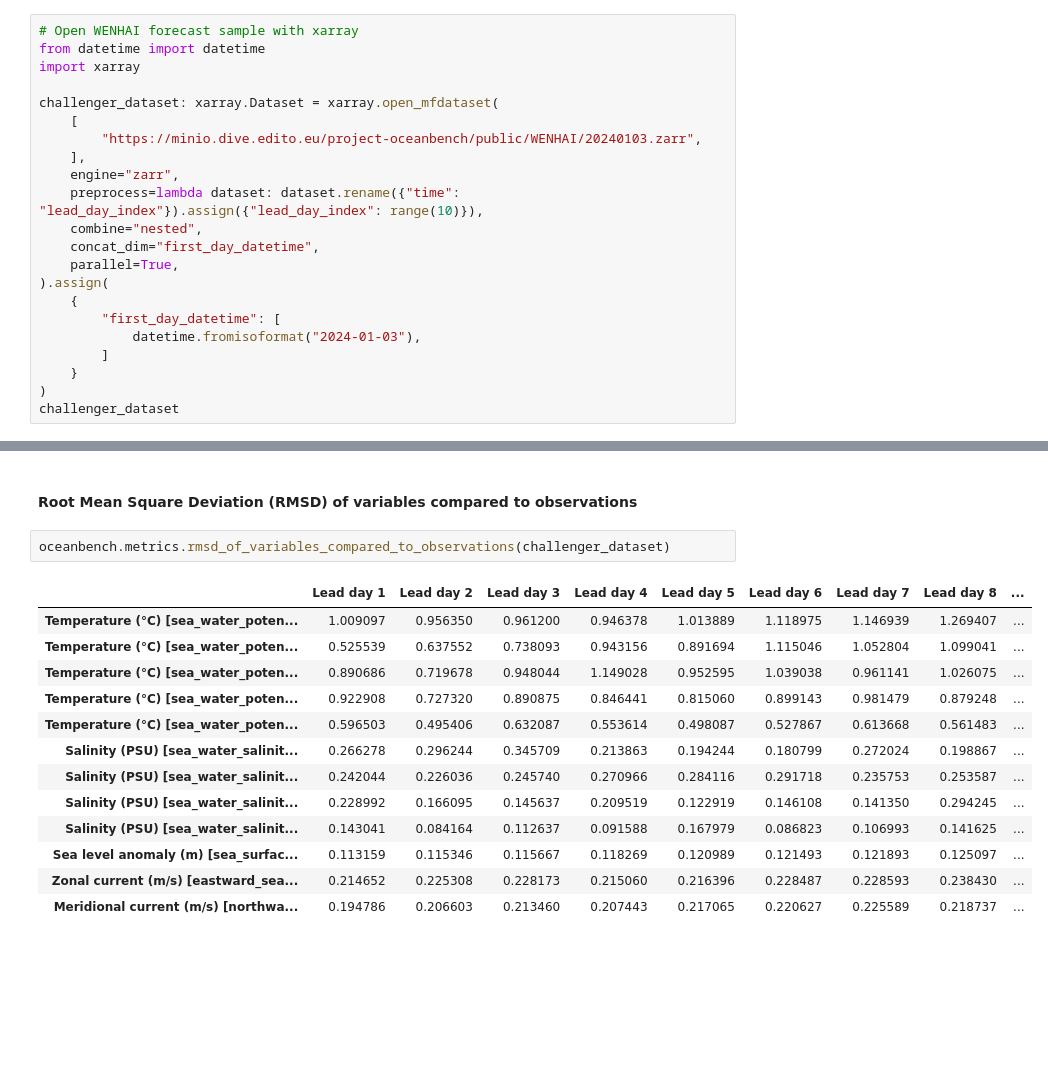
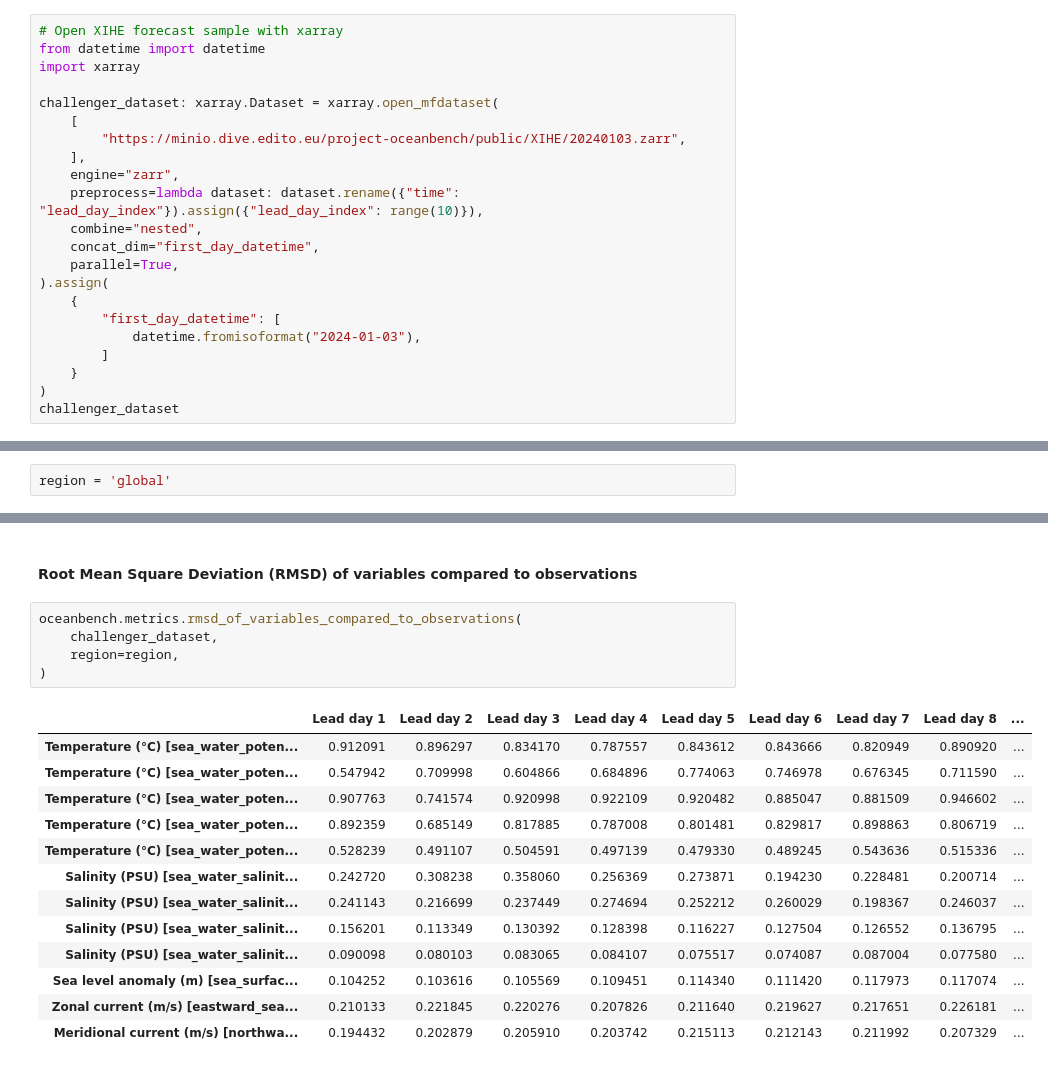
Before and after one commit to mercator-ocean/oceanbench, a Jupyter notebook: assets/xihe_sample.global.report.ipynb, the cells around one changed output, grey strips where cells are left out. Drawn from its saved outputs; the diff is of its cells as text; blank space fills up the shorter version.

```diff
--- a/assets/wenhai_sample.report.ipynb
+++ b/assets/xihe_sample.global.report.ipynb
@@ -9,13 +9,13 @@ oceanbench.__version__
 
 > Insert here the code that opens the challenger dataset as `challenger_dataset: xarray.Dataset`
 # %%
-# Open WENHAI forecast sample with xarray
+# Open XIHE forecast sample with xarray
 from datetime import datetime
 import xarray
 
 challenger_dataset: xarray.Dataset = xarray.open_mfdataset(
     [
-        "https://minio.dive.edito.eu/project-oceanbench/public/WENHAI/20240103.zarr",
+        "https://minio.dive.edito.eu/project-oceanbench/public/XIHE/20240103.zarr",
     ],
     engine="zarr",
     preprocess=lambda dataset: dataset.rename({"time": "lead_day_index"}).assign({"lead_day_index": range(10)}),
@@ -97,3 +99,5 @@ Attributes: (0)
+# %%
+region = 'global'
 # %% [markdown]
 ### Evaluation of challenger dataset using OceanBench
 
@@ -187,18 +215,21 @@ oceanbench.metrics.deviation_of_lagrangian_trajectories_compared_to_glo12_analys
 # %% [markdown]
 #### Root Mean Square Deviation (RMSD) of variables compared to observations
 # %%
-oceanbench.metrics.rmsd_of_variables_compared_to_observations(challenger_dataset)
+oceanbench.metrics.rmsd_of_variables_compared_to_observations(
+    challenger_dataset,
+    region=region,
+)
 # %% [output]
 |  | Lead day 1 | Lead day 2 | Lead day 3 | Lead day 4 | Lead day 5 | Lead day 6 | Lead day 7 | Lead day 8 | ... |
-| Temperature (°C) [sea_water_poten... | 1.009097 | 0.956350 | 0.961200 | 0.946378 | 1.013889 | 1.118975 | 1.146939 | 1.269407 | ... |
-| Temperature (°C) [sea_water_poten... | 0.525539 | 0.637552 | 0.738093 | 0.943156 | 0.891694 | 1.115046 | 1.052804 | 1.099041 | ... |
-| Temperature (°C) [sea_water_poten... | 0.890686 | 0.719678 | 0.948044 | 1.149028 | 0.952595 | 1.039038 | 0.961141 | 1.026075 | ... |
-| Temperature (°C) [sea_water_poten... | 0.922908 | 0.727320 | 0.890875 | 0.846441 | 0.815060 | 0.899143 | 0.981479 | 0.879248 | ... |
-| Temperature (°C) [sea_water_poten... | 0.596503 | 0.495406 | 0.632087 | 0.553614 | 0.498087 | 0.527867 | 0.613668 | 0.561483 | ... |
-| Salinity (PSU) [sea_water_salinit... | 0.266278 | 0.296244 | 0.345709 | 0.213863 | 0.194244 | 0.180799 | 0.272024 | 0.198867 | ... |
-| Salinity (PSU) [sea_water_salinit... | 0.242044 | 0.226036 | 0.245740 | 0.270966 | 0.284116 | 0.291718 | 0.235753 | 0.253587 | ... |
-| Salinity (PSU) [sea_water_salinit... | 0.228992 | 0.166095 | 0.145637 | 0.209519 | 0.122919 | 0.146108 | 0.141350 | 0.294245 | ... |
-| Salinity (PSU) [sea_water_salinit... | 0.143041 | 0.084164 | 0.112637 | 0.091588 | 0.167979 | 0.086823 | 0.106993 | 0.141625 | ... |
-| Sea level anomaly (m) [sea_surfac... | 0.113159 | 0.115346 | 0.115667 | 0.118269 | 0.120989 | 0.121493 | 0.121893 | 0.125097 | ... |
-| Zonal current (m/s) [eastward_sea... | 0.214652 | 0.225308 | 0.228173 | 0.215060 | 0.216396 | 0.228487 | 0.228593 | 0.238430 | ... |
-| Meridional current (m/s) [northwa... | 0.194786 | 0.206603 | 0.213460 | 0.207443 | 0.217065 | 0.220627 | 0.225589 | 0.218737 | ... |
+| Temperature (°C) [sea_water_poten... | 0.912091 | 0.896297 | 0.834170 | 0.787557 | 0.843612 | 0.843666 | 0.820949 | 0.890920 | ... |
+| Temperature (°C) [sea_water_poten... | 0.547942 | 0.709998 | 0.604866 | 0.684896 | 0.774063 | 0.746978 | 0.676345 | 0.711590 | ... |
+| Temperature (°C) [sea_water_poten... | 0.907763 | 0.741574 | 0.920998 | 0.922109 | 0.920482 | 0.885047 | 0.881509 | 0.946602 | ... |
+| Temperature (°C) [sea_water_poten... | 0.892359 | 0.685149 | 0.817885 | 0.787008 | 0.801481 | 0.829817 | 0.898863 | 0.806719 | ... |
+| Temperature (°C) [sea_water_poten... | 0.528239 | 0.491107 | 0.504591 | 0.497139 | 0.479330 | 0.489245 | 0.543636 | 0.515336 | ... |
+| Salinity (PSU) [sea_water_salinit... | 0.242720 | 0.308238 | 0.358060 | 0.256369 | 0.273871 | 0.194230 | 0.228481 | 0.200714 | ... |
+| Salinity (PSU) [sea_water_salinit... | 0.241143 | 0.216699 | 0.237449 | 0.274694 | 0.252212 | 0.260029 | 0.198367 | 0.246037 | ... |
+| Salinity (PSU) [sea_water_salinit... | 0.156201 | 0.113349 | 0.130392 | 0.128398 | 0.116227 | 0.127504 | 0.126552 | 0.136795 | ... |
+| Salinity (PSU) [sea_water_salinit... | 0.090098 | 0.080103 | 0.083065 | 0.084107 | 0.075517 | 0.074087 | 0.087004 | 0.077580 | ... |
+| Sea level anomaly (m) [sea_surfac... | 0.104252 | 0.103616 | 0.105569 | 0.109451 | 0.114340 | 0.111420 | 0.117973 | 0.117074 | ... |
+| Zonal current (m/s) [eastward_sea... | 0.210133 | 0.221845 | 0.220276 | 0.207826 | 0.211640 | 0.219627 | 0.217651 | 0.226181 | ... |
+| Meridional current (m/s) [northwa... | 0.194432 | 0.202879 | 0.205910 | 0.203742 | 0.215113 | 0.212143 | 0.211992 | 0.207329 | ... |
```
Also changed, not shown: parts of 10 cells of this notebook, 15 other files.
